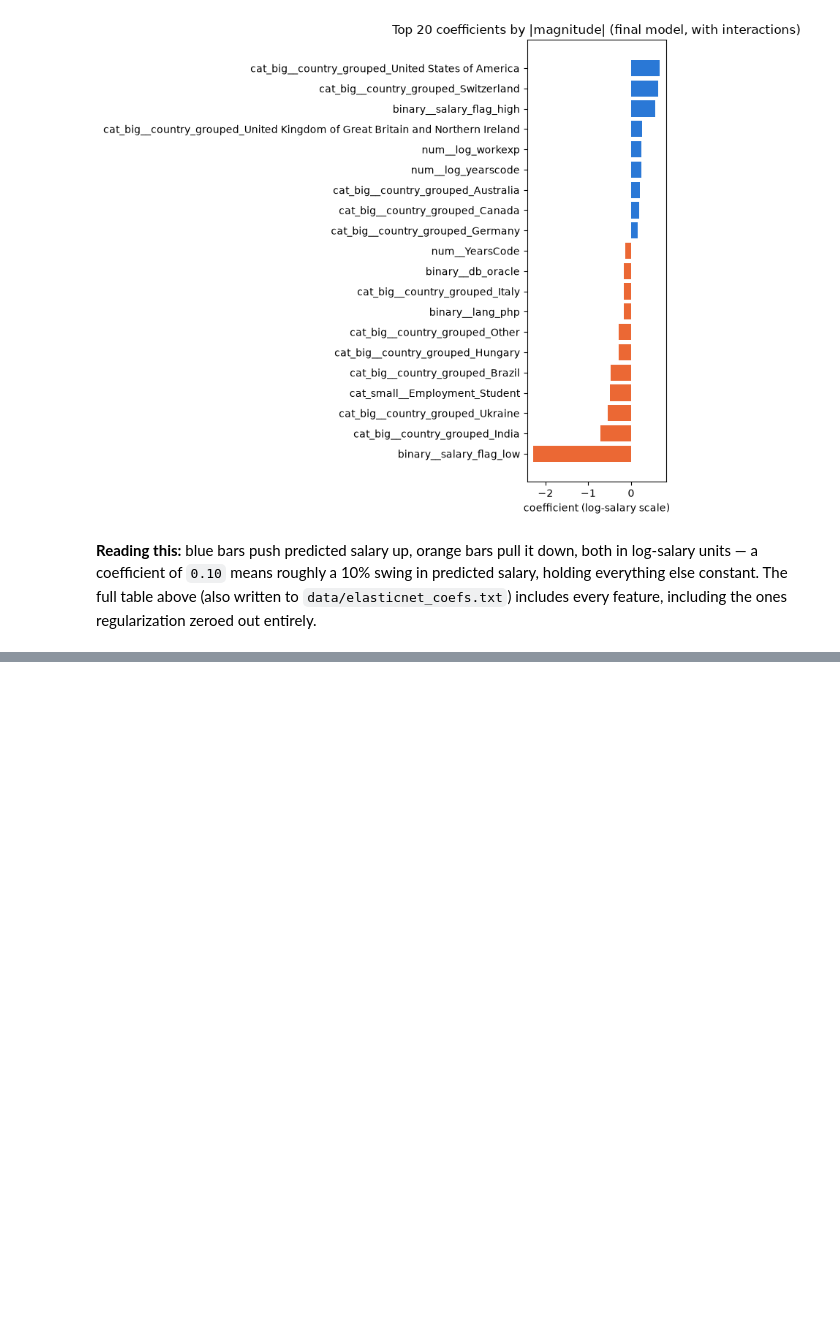
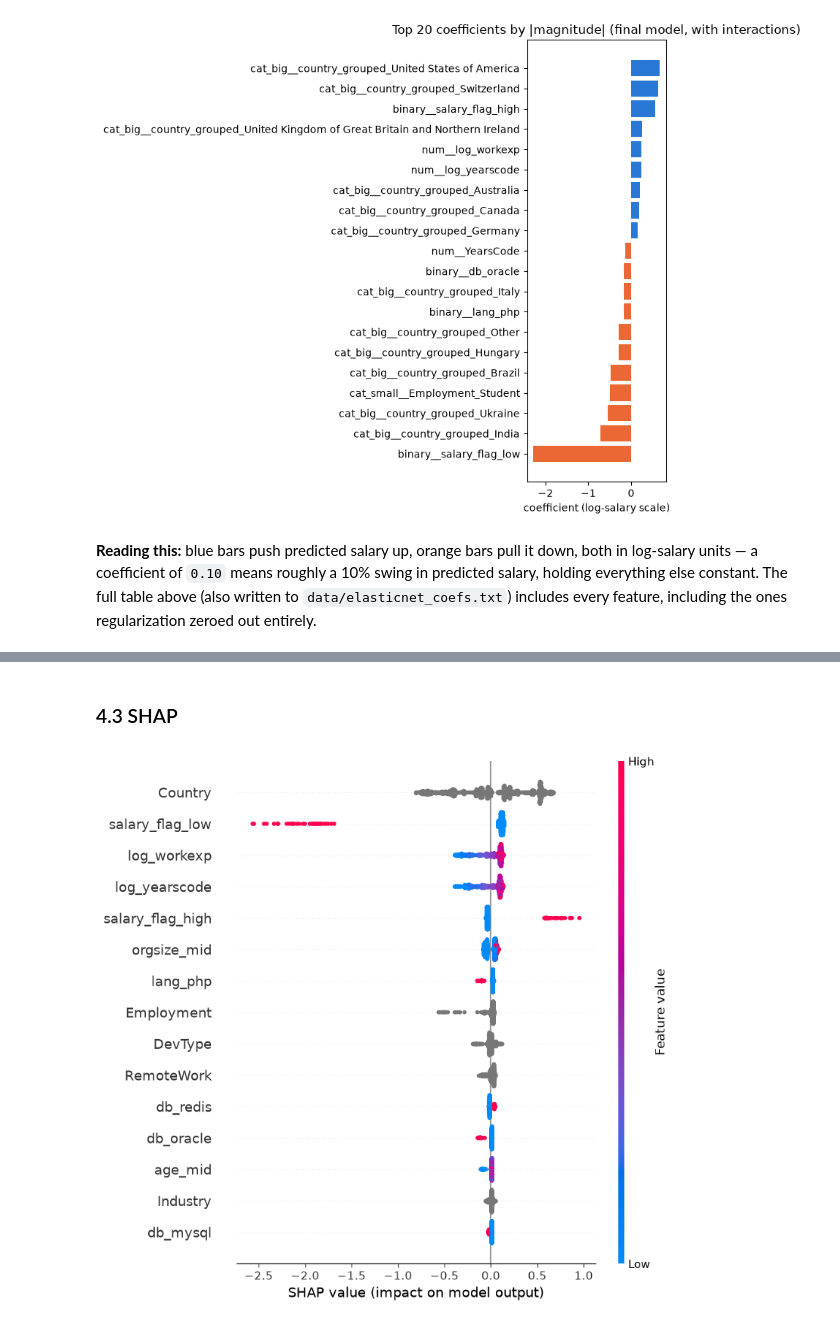
Before and after one commit to gokulramanan920/26f-data-member-challenge, a Jupyter notebook: notebooks/02_modeling.ipynb, the cells around one changed output, grey strips where cells are left out. Saved outputs shown, nothing was run; the diff lists cells and outputs as text; code cells hidden in the pictures; blank space fills up the shorter version.

Commit message:
Added the catboost model

```diff
--- a/notebooks/02_modeling.ipynb
+++ b/notebooks/02_modeling.ipynb
@@ -609,0 +723,27 @@ the ones regularization zeroed out entirely.
+# %%
+test_pred_log = cb_model.predict(test_df[CATBOOST_FEATURE_COLS])
+cb_test_metrics = report(test_pred_log, test_df, "TEST (CatBoost, fit on train only)", cb_log_lines)
+
+train_test_df = pd.concat([train_df, test_df], axis=0)
+y_train_test = train_test_df["log_salary"].values
+
+cb_final = CatBoostRegressor(
+    cat_features=CATBOOST_CAT_COLS,
+    iterations=500,
+    loss_function="RMSE",
+    random_state=RANDOM_STATE,
+    logging_level="Silent",
+    **best_params,
+)
+cb_final.fit(train_test_df[CATBOOST_FEATURE_COLS], y_train_test)
+
+val_pred_log = cb_final.predict(val_df[CATBOOST_FEATURE_COLS])
+cb_val_metrics = report(val_pred_log, val_df, "VAL (CatBoost, final model, train+test refit)", cb_log_lines)
+
+cb_flagged = (val_df["salary_flag_low"] == 1) | (val_df["salary_flag_high"] == 1)
+cb_flagged_line = f"{cb_flagged.sum()} / {len(val_df)} val rows flagged as outliers"
+print(cb_flagged_line + "\n")
+cb_log_lines.extend([cb_flagged_line, ""])
+
+cb_unflagged_metrics = report(val_pred_log[~cb_flagged.values], val_df[~cb_flagged], "VAL, NOT flagged", cb_log_lines)
+cb_flagged_metrics = report(val_pred_log[cb_flagged.values], val_df[cb_flagged], "VAL, FLAGGED outliers", cb_log_lines)
@@ -609,0 +768,12 @@ the ones regularization zeroed out entirely.
+# %% [markdown]
+### 4.3 SHAP
+# %%
+explainer = shap.TreeExplainer(cb_final)
+val_pool = Pool(val_df[CATBOOST_FEATURE_COLS], cat_features=CATBOOST_CAT_COLS)
+shap_values = explainer.shap_values(val_pool)
+
+shap.summary_plot(shap_values, val_df[CATBOOST_FEATURE_COLS], show=False, max_display=15)
+plt.tight_layout()
+plt.show()
+# %% [output]
+[figure, added]
```
Also changed, not shown: parts of 13 cells of this notebook, 3 other files.
